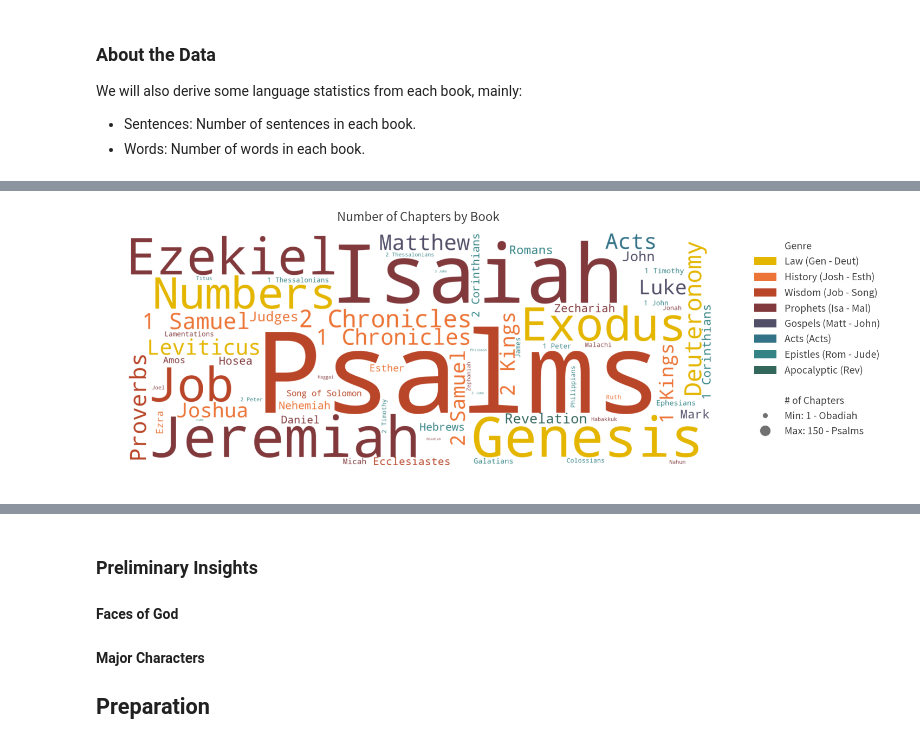
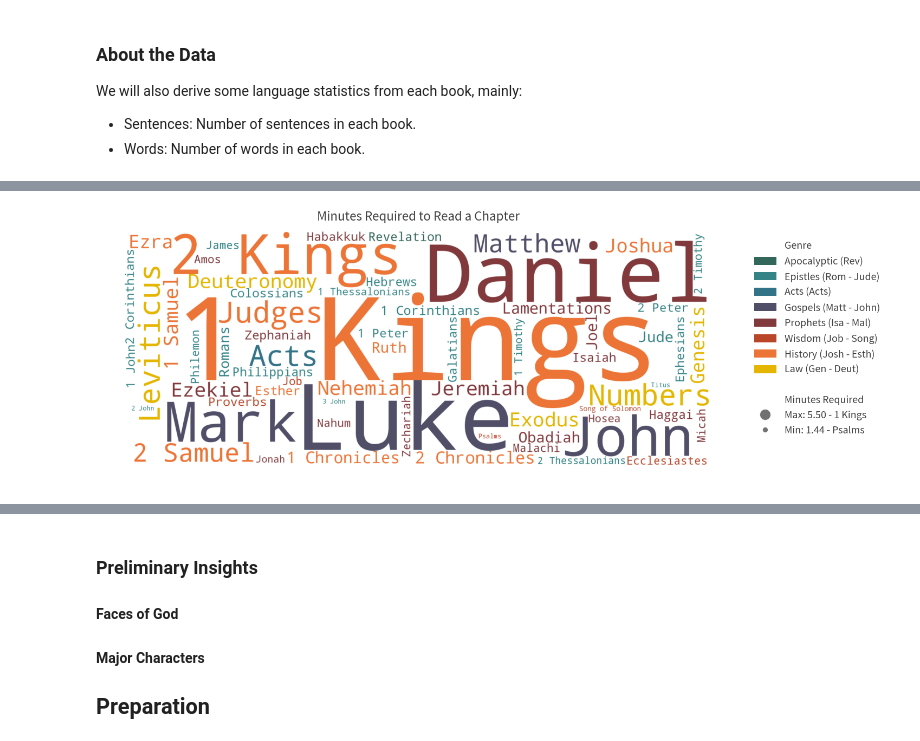
Before and after one commit to lemuelkumarga/bible-network, a Jupyter notebook: main.ipynb, the cells around one changed output, grey strips where cells are left out. Drawn from its saved outputs; the diff is of its cells as text; code cells hidden in the pictures.

```diff
--- a/main.ipynb
+++ b/main.ipynb
@@ -107,7 +108,8 @@ for i, r in bible[["Text"]].iterrows():
     sent_tokens[i] = sent_tokenize(txt)
     word_tokens[i] = word_tokenize(txt)
     bible.at[i,'Sentences'] = len(sent_tokens[i])
-    bible.at[i,'Words'] = len(word_tokens[i])
+    # Remove Punctuation
+    bible.at[i,'Words'] = len([w for w in word_tokens[i] if re.match('\w+',w)])
 
 # Show
 bible[["Name","Testament","Genre","Chapters","Verses","Sentences","Words"]].head(5)
@@ -126,81 +222,60 @@ def word_cloud(input, fig_size = (20,10), image = None, colors = None):
     mask = None
     if (image != None):
         mask = np.array(PIL.Image.open(image))
         if (colors == "image_colors"):
             colors = wordcloud.ImageColorGenerator(mask)
 
     # Step 2: Set up default colors
     def_colors = mpl.colors.ListedColormap(get_color())
 
     # Step 3: Generate Word Cloud
     #https://stackoverflow.com/questions/43043437/wordcloud-python-with-generate-from-frequencies
     wc = wordcloud.WordCloud(height=fig_size[1]*100,
                              width=fig_size[0]*100,
                              background_color=bg_color,
                              mask = mask,
                              colormap = def_colors,
                              color_func = colors).generate_from_frequencies(input)
 
     # Step 4: Plot Word Cloud
     plt.figure(figsize=fig_size)
     plt.imshow(wc, interpolation='bilinear')
     plt.axis("off")
 
-def overview_plot(attribute, title, var_label, val_format="{:.2f}"):
+# ----------------------------------------------------------------------------------------------------
 
-    inputs = OrderedDict((bible['Name'][n], k) for n,k in bible[attribute].iteritems())
+# 200 Words Per Minute is the Average Reading Speed
+bible["Minutes_p_Chapter"] = 1. * bible["Words"] / bible["Chapters"] / 200
+inputs = OrderedDict((bible['Name'][n], k) for n,k in bible["Minutes_p_Chapter"].iteritems())
 
-    groups = bible.groupby("Genre",sort=False)
+# Define color functions
+def color_func(word, font_size, position, orientation, **kwargs):
+    return color_dict[bible[bible["Name"] == word]["Genre"].str.cat()]
 
-    # Create color function
-    color_pal = get_color("palette")(len(groups))
-    color_dict = { }
-    ind = 0
-    for name in groups.groups.keys():
-        color_dict[name] = color_pal[ind]
-        ind += 1
+# Create Word Cloud
+word_cloud(inputs, fig_size=(20,8), colors = color_func)
 
-    def color_func(word, font_size, position, orientation, random_state=3,**kwargs):
-        return color_dict[bible[bible["Name"] == word]["Genre"].str.cat()]
+# Create Title
+plt.title("Minutes Required to Read a Chapter")
 
-    word_cloud(inputs, fig_size=(20,8), colors = color_func)
+# Legends
+legends_cloud = []
+# Genre Legends
+legends_cloud.extend(g_legends)
+# Spacing
+legends_cloud.append(mpatches.Patch(color=bg_color,label=""))
+# Min-Max Legends
+# Add Header for Legends
+legends_cloud.append(mpatches.Patch(color=bg_color,label="Minutes Required"))
+max_item = max(inputs.items(), key=operator.itemgetter(1))
+legends_cloud.append(mlines.Line2D([0], [0], marker='o', color=bg_color, label="Max: " + "{:.2f}".format(max_item[1]) + " - " + max_item[0],
+                      markerfacecolor=ltxt_color, markersize=20))
+min_item = min(inputs.items(), key=operator.itemgetter(1))
+legends_cloud.append(mlines.Line2D([0], [0], marker='o', color=bg_color, label="Min: " + "{:.2f}".format(min_item[1]) + " - " + min_item[0],
+                      markerfacecolor=ltxt_color, markersize=10))
+plt.legend(handles=legends_cloud, bbox_to_anchor=[1.3, 1])
 
-    plt.title(title)
-
-    # Legends
-    legends = []
-
-    # Genre Legends
-    # Add Header for Legends
-    legends.append(mpatches.Patch(color=bg_color,label="Genre"))
-    for name, group in groups:
-
-        # Configure Legends
-        legend_text = name + " (" + group.index[0]
-        if (len(group.index) > 1):
-            legend_text += " - " + group.index[-1]
-        legend_text += ")"
-        legends.append(mpatches.Patch(color=color_dict[name], label=legend_text))
-        ind += len(group.index)
-
-
-    # Add Spacing for Legends
-    legends.append(mpatches.Patch(color=bg_color,label=""))
-
-    # Min-Max Legends
-    # Add Header for Legends
-    legends.append(mpatches.Patch(color=bg_color,label=var_label))
-    min_item = min(inputs.items(), key=operator.itemgetter(1))
-    max_item = max(inputs.items(), key=operator.itemgetter(1))
-    legends.append(mlines.Line2D([0], [0], marker='o', color=bg_color, label="Min: " + val_format.format(min_item[1]) + " - " + min_item[0],
-                          markerfacecolor=ltxt_color, markersize=10))
-    legends.append(mlines.Line2D([0], [0], marker='o', color=bg_color, label="Max: " + val_format.format(max_item[1]) + " - " + max_item[0],
-                          markerfacecolor=ltxt_color, markersize=20))
-
-    plt.legend(handles=legends, bbox_to_anchor=[1.3, 1])
-
-    plt.show()
-
-overview_plot("Chapters","Number of Chapters by Book","# of Chapters","{:d}")
+# Show Figure
+plt.show()
 # %% [output]
-[figure, old version]
+[figure, new version]
```
Also changed, not shown: parts of 9 cells of this notebook, 1 other file.
